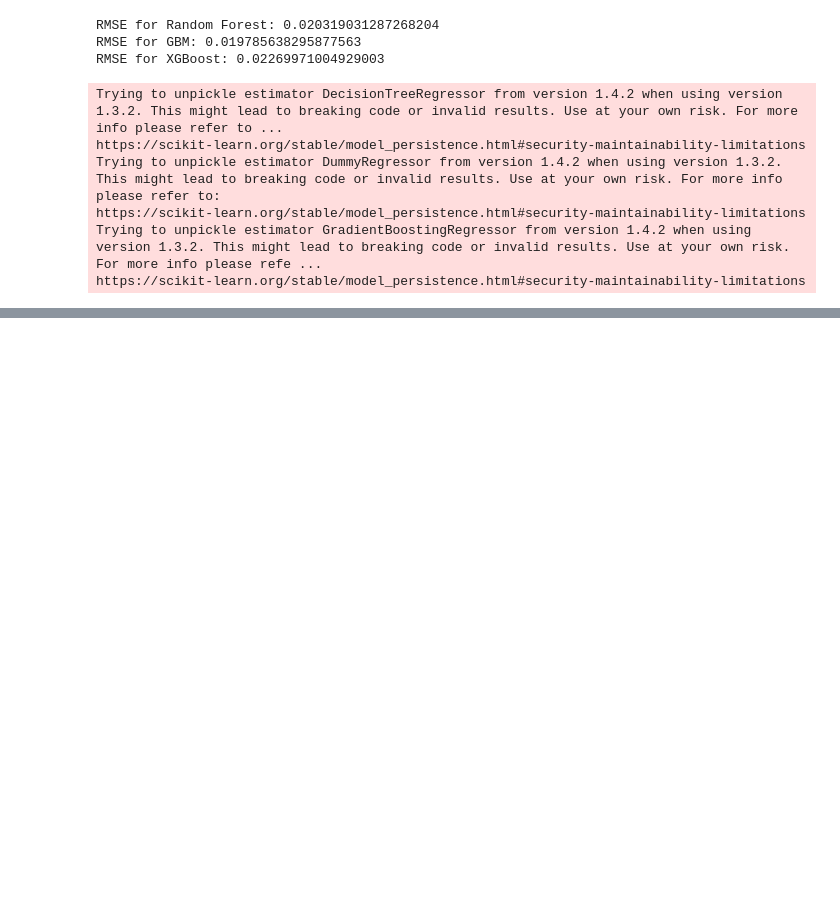
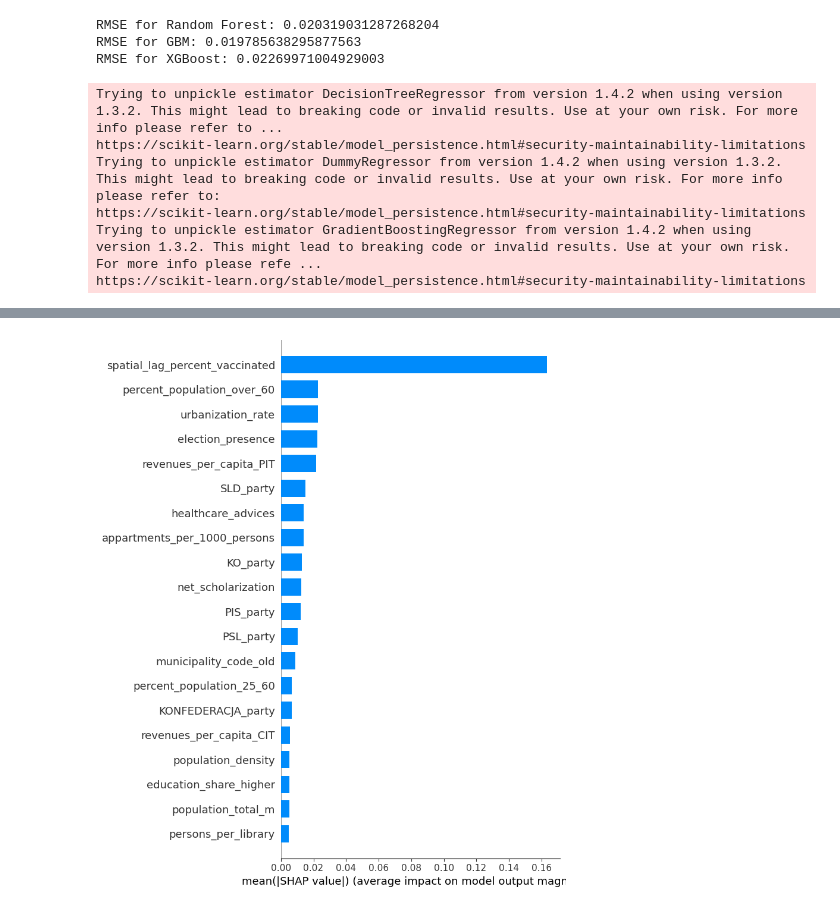
Before and after one commit to jjfrackowiak/WEC2024, a Jupyter notebook: XAI/exploration_notebook.ipynb, the cells around one changed output, grey strips where cells are left out. Saved outputs shown, nothing was run; the diff lists cells and outputs as text; code cells hidden in the pictures; blank space fills up the shorter version.

Commit message:
Added new plots

```diff
--- a/XAI/exploration_notebook.ipynb
+++ b/XAI/exploration_notebook.ipynb
@@ -50 +50,5 @@ shap.summary_plot(shap_values, filtered_df)
+# %%
+shap.summary_plot(shap_values, filtered_df, plot_type='bar')
+# %% [output]
+[figure, added]
 # %%
```
Also changed, not shown: parts of 4 cells of this notebook.
